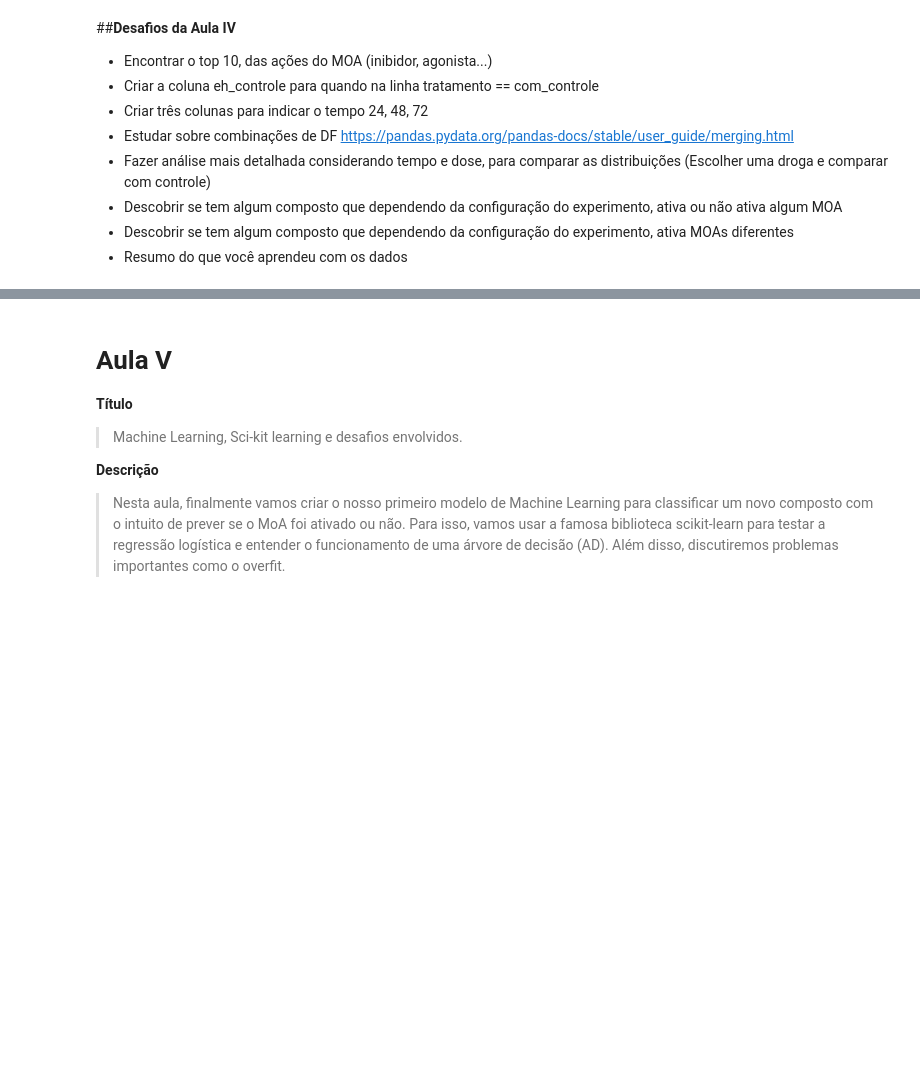
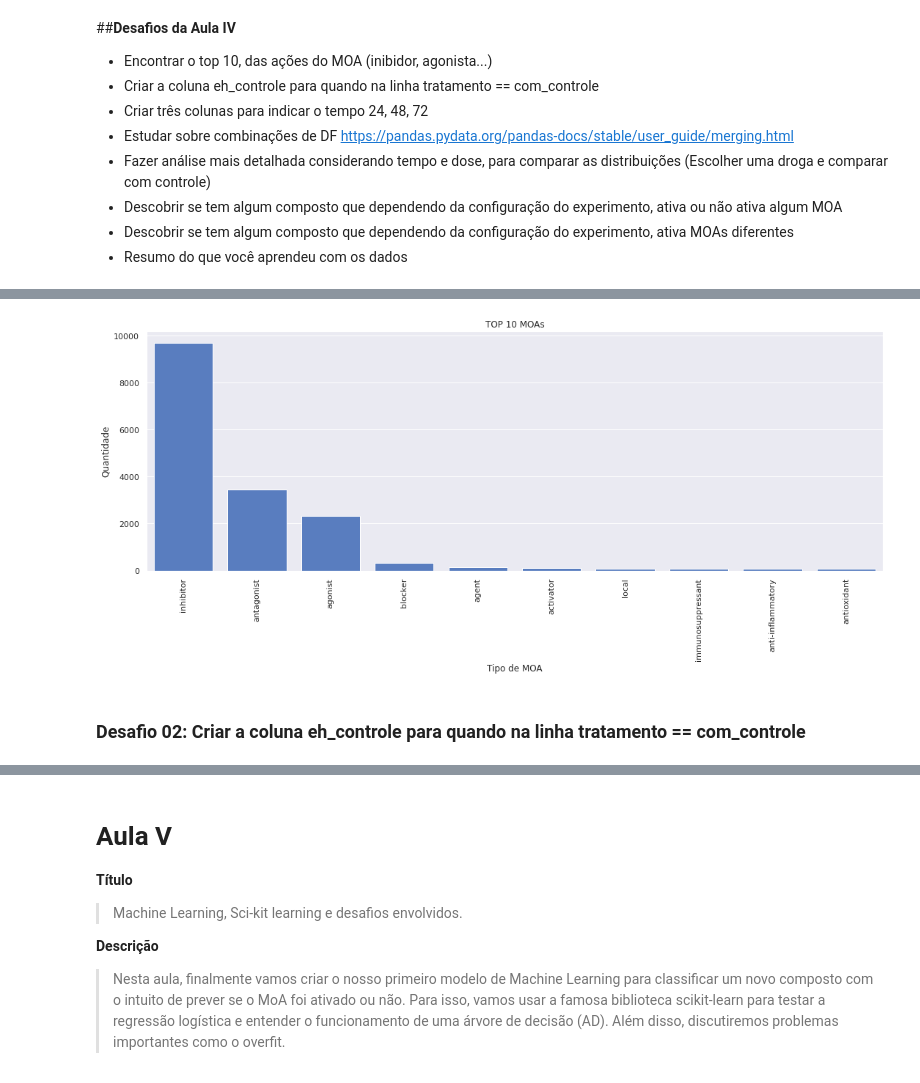
Before and after one commit to MiqSA/imersaodados, a Jupyter notebook: Imersao_Dados.ipynb, the cells around one changed output, grey strips where cells are left out. Saved outputs shown, nothing was run; the diff lists cells and outputs as text; code cells hidden in the pictures; blank space fills up the shorter version.

Commit message:
Adiciona Desafios da Aula 4

```diff
--- a/Imersao_Dados.ipynb
+++ b/Imersao_Dados.ipynb
@@ -1168,0 +1189,6 @@ sns.boxplot(data=dados_combinados.query('composto in @composto_principal'), y='g
+# %%
+tipos = set()
+for nome in contagem_moa.index:
+  tipo_moa = nome.split('_')[-1]
+  tipos.add(tipo_moa)
+print(tipos)
@@ -1168,0 +1199,9 @@ sns.boxplot(data=dados_combinados.query('composto in @composto_principal'), y='g
+# %%
+contagem_tipo_moa = pd.DataFrame(0, index=['quantidade'], columns=tipos)
+for nome in contagem_moa.index:
+  tipo_moa = nome.split('_')[-1]
+  soma =  contagem_tipo_moa.loc['quantidade',tipo_moa] + contagem_moa[nome]
+  contagem_tipo_moa.loc['quantidade',tipo_moa] = soma
+
+contagem_tipo_moa = contagem_tipo_moa.T.sort_values(by=['quantidade'], ascending=False)
+contagem_tipo_moa.head(10)
@@ -1168,0 +1220,15 @@ sns.boxplot(data=dados_combinados.query('composto in @composto_principal'), y='g
+# %%
+fig, ax = plt.subplots()
+fig.set_figwidth(18)
+fig.set_figheight(6)
+
+sns.barplot(x=contagem_tipo_moa.index[:10], y=contagem_tipo_moa['quantidade'][:10], data=contagem_tipo_moa, color="b")
+ax.set_title('TOP 10 MOAs', size=12)
+ax.set_ylabel('Quantidade',size=12)
+ax.set_xlabel('Tipo de MOA',size=12)
+plt.xticks(rotation=90)
+plt.show()
+# %% [output]
+[figure, added]
+# %% [markdown]
+### **Desafio 02: Criar a coluna eh_controle para quando na linha tratamento == com_controle**
```
Also changed, not shown: parts of 44 cells of this notebook.
